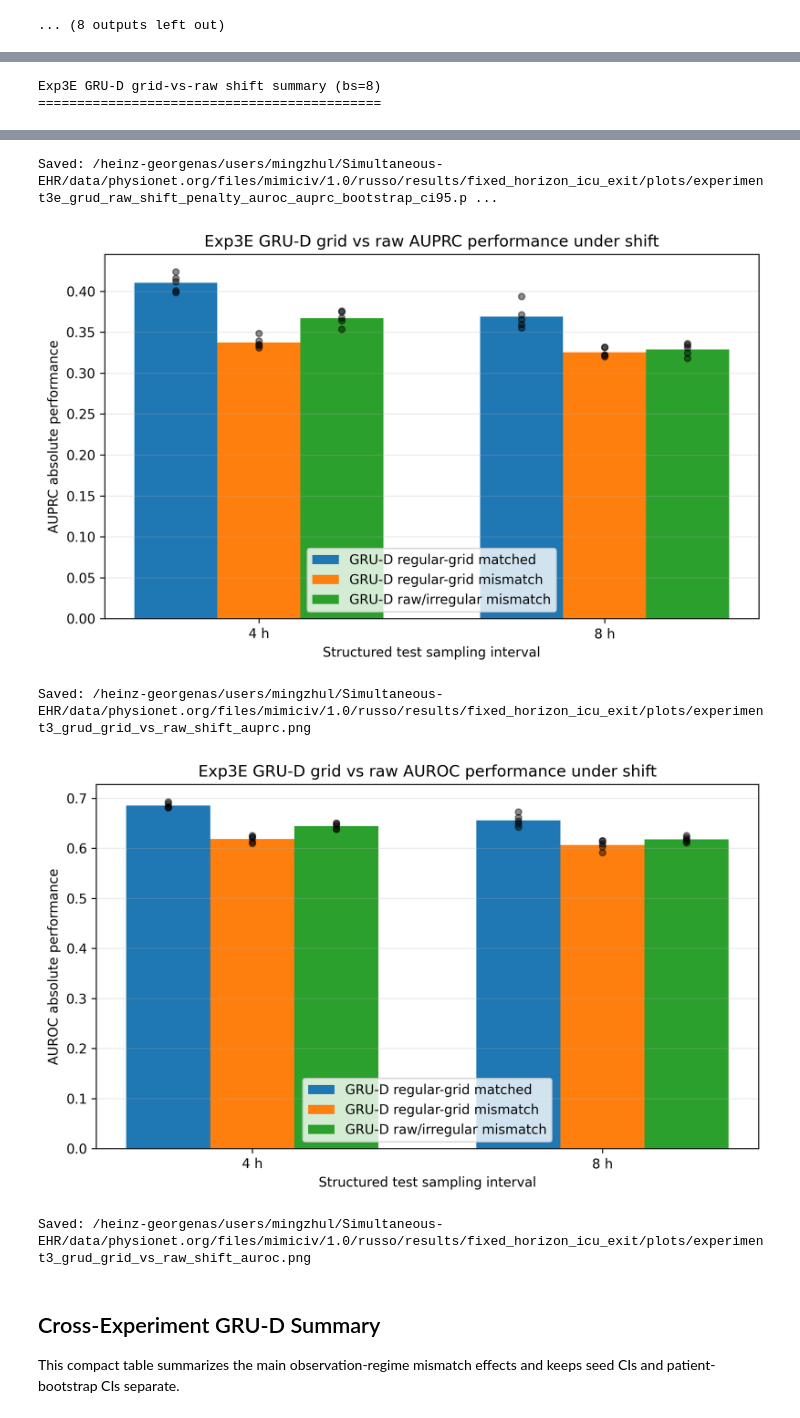
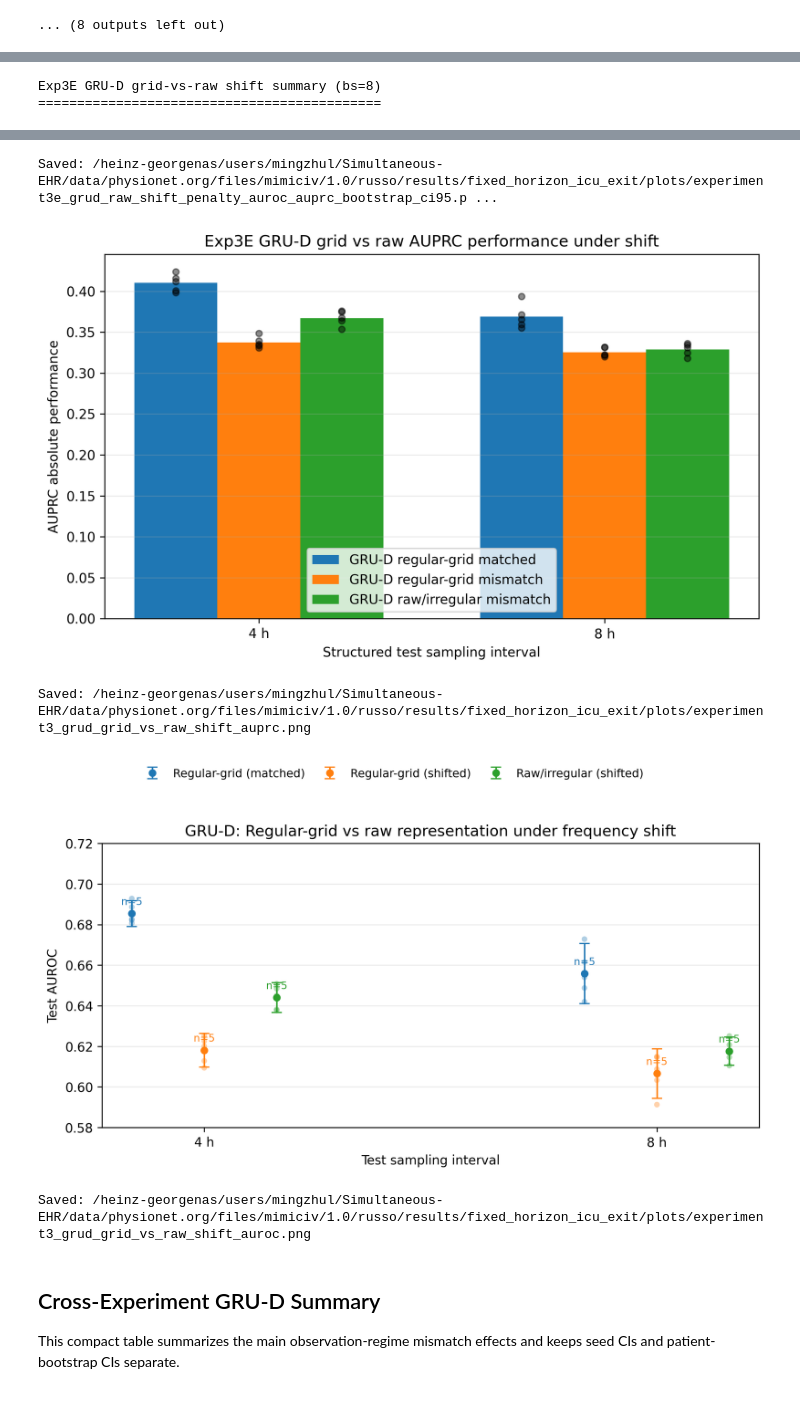
Before and after one commit to Ilovecodingforever/mimic-iv-benchmarks, a Jupyter notebook: visualizers/visualize_exp3_grud_frequency_shift.ipynb, the cells around one changed output, grey strips where cells are left out. Saved outputs shown, nothing was run; the diff lists cells and outputs as text; code cells hidden in the pictures.

Commit message:
update visualization

```diff
--- a/visualizers/visualize_exp3_grud_frequency_shift.ipynb
+++ b/visualizers/visualize_exp3_grud_frequency_shift.ipynb
@@ -2295,29 +2295,60 @@ def plot_grud_grid_vs_raw_shift(metric="auprc"):
         print("Skipping GRU-D grid-vs-raw plot: no seed-level absolute rows for metric {}.".format(metric))
         return
     categories = [
-        ("matched", "GRU-D regular-grid matched"),
-        ("grid_shift", "GRU-D regular-grid mismatch"),
-        ("raw_shift", "GRU-D raw/irregular mismatch"),
+        ("matched", "Regular-grid (matched)", "tab:blue"),
+        ("grid_shift", "Regular-grid (shifted)", "tab:orange"),
+        ("raw_shift", "Raw/irregular (shifted)", "tab:green"),
     ]
-    summary = seed_values.groupby("r")[[key for key, _ in categories]].mean().reset_index().sort_values("r")
-    x = np.arange(len(summary))
-    width = 0.24
-    offsets = np.linspace(-width, width, len(categories))
-    fig, ax = plt.subplots(figsize=(7.8, 4.8))
-    for offset, (key, label) in zip(offsets, categories):
-        ax.bar(x + offset, summary[key].values, width=width, label=label)
-        for i, r in enumerate(summary["r"].astype(int).tolist()):
-            points = seed_values[seed_values["r"].astype(int) == int(r)][key].astype(float).values
+    summary_long = seed_values.melt(
+        id_vars=["r", "seed"],
+        value_vars=[key for key, _, _ in categories],
+        var_name="condition",
+        value_name="value",
+    )
+    summary = summarize_with_t_ci(summary_long, ["r", "condition"], "value")
+    r_values = sorted(set(int(r) for r in EXP3E_GRUD_RAW_RS) | set(summary["r"].astype(int)))
+    x = np.arange(len(r_values))
+    x_pos = {r: i for i, r in enumerate(r_values)}
+    offsets = np.linspace(-0.16, 0.16, len(categories))
+    fig, ax = plt.subplots(figsize=(8.4, 5.2))
+    for offset, (key, label, color) in zip(offsets, categories):
+        sub = summary[summary["condition"] == key].sort_values("r")
+        if len(sub):
+            y = sub["mean"].astype(float).values
+            lo = sub["ci95_low"].astype(float).values
+            hi = sub["ci95_high"].astype(float).values
+            xs = np.asarray([x_pos[int(r)] for r in sub["r"]]) + offset
+            yerr = np.nan_to_num(np.vstack([np.maximum(y - lo, 0), np.maximum(hi - y, 0)]), nan=0.0)
+            ax.errorbar(
+                xs, y, yerr=yerr, fmt="o", linestyle="none", color=color,
+                capsize=4, markersize=5, linewidth=1.2, label=label, zorder=3,
+            )
+            for plot_x, (_, row) in zip(xs, sub.iterrows()):
+                ax.annotate("n={}".format(int(row["n"])), (plot_x, row["mean"]),
+                            xytext=(0, 7), textcoords="offset points", ha="center",
+                            fontsize=8, color=color)
+        for r in r_values:
+            points = seed_values[seed_values["r"].astype(int) == int(r)][key].astype(float).dropna().values
             if len(points):
-                ax.scatter(np.repeat(x[i] + offset, len(points)), points, alpha=0.45, s=22, color="black", zorder=3)
+                ax.scatter(np.repeat(x_pos[r] + offset, len(points)), points,
+                           alpha=0.35, s=20, color=color, edgecolors="none", zorder=2)
+    all_values = []
+    for key, _, _ in categories:
+        all_values.extend(seed_values[key].astype(float).dropna().tolist())
+        ci = summary[summary["condition"] == key][["ci95_low", "ci95_high"]].astype(float).values
+        all_values.extend(ci[np.isfinite(ci)].tolist())
+    if all_values:
+        ax.set_ylim(min(0.58, min(all_values) - 0.005), max(0.72, max(all_values) + 0.005))
     ax.set_xticks(x)
-    ax.set_xticklabels([grud_interval_label(r) for r in summary["r"].tolist()])
-    ax.set_xlabel("Structured test sampling interval")
-    ax.set_ylabel("{} absolute performance".format(metric.upper()))
-    ax.set_title("Exp3E GRU-D grid vs raw {} performance under shift".format(metric.upper()))
-    ax.legend()
+    ax.set_xticklabels([grud_interval_label(r) for r in r_values])
+    ax.set_xlabel("Test sampling interval")
+    ax.set_ylabel("Test {}".format(metric.upper()))
+    ax.set_title("GRU-D: Regular-grid vs raw representation under frequency shift")
+    handles, labels = ax.get_legend_handles_labels()
+    fig.legend(handles, labels, loc="upper center", bbox_to_anchor=(0.5, 0.94),
+               ncol=len(categories), frameon=False, fontsize=9, columnspacing=1.2)
     ax.grid(axis="y", alpha=0.25)
-    fig.tight_layout()
+    fig.subplots_adjust(top=0.76, bottom=0.16, left=0.12, right=0.98)
     output_path = EXP3_GRUD_OUTPUT_DIR / "experiment3_grud_grid_vs_raw_shift_{}.png".format(metric)
     fig.savefig(output_path, dpi=300, bbox_inches="tight")
     plt.show()
@@ -2333,34 +2364,34 @@ Exp3E GRU-D grid-vs-raw shift seed-level contrasts (bs=8)
 |  | r | model_seed | seed | metric | grid_shift | raw_shift | grid_minus_raw_shift | ... |
 | 0 | 4 | 0 | 0 | auprc | 0.064926 | 0.055439 | 0.009487 | ... |
 | 1 | 4 | 0 | 0 | auroc | 0.069882 | 0.036946 | 0.032936 | ... |
 | 2 | 4 | 0 | 0 | brier | 0.010666 | 0.008614 | 0.002053 | ... |
 | 3 | 4 | 1 | 1 | auprc | 0.080893 | 0.029773 | 0.051120 | ... |
 | 4 | 4 | 1 | 1 | auroc | 0.062090 | 0.026107 | 0.035983 | ... |
 | 5 | 4 | 1 | 1 | brier | 0.010556 | 0.005881 | 0.004674 | ... |
 | 6 | 4 | 2 | 2 | auprc | 0.069596 | 0.041249 | 0.028347 | ... |
 | 7 | 4 | 2 | 2 | auroc | 0.071288 | 0.034280 | 0.037008 | ... |
 | 8 | 4 | 2 | 2 | brier | 0.007937 | 0.006376 | 0.001561 | ... |
 | 9 | 4 | 3 | 3 | auprc | 0.072660 | 0.032814 | 0.039846 | ... |
 | ... | ... | ... | ... | ... | ... | ... | ... | ... |
 | 25 | 8 | 3 | 3 | auroc | 0.045268 | 0.044350 | 0.000918 | ... |
 | 26 | 8 | 3 | 3 | brier | 0.007861 | 0.007211 | 0.000651 | ... |
 | 27 | 8 | 4 | 4 | auprc | 0.027778 | 0.050031 | -0.022252 | ... |
 | 28 | 8 | 4 | 4 | auroc | 0.034180 | 0.049767 | -0.015586 | ... |
 | 29 | 8 | 4 | 4 | brier | 0.009323 | 0.008043 | 0.001280 | ... |
 Exp3E GRU-D grid-vs-raw shift summary (bs=8)
 ============================================
 |  | r | metric | mean_grid_shift | mean_raw_shift | mean_grid_minus_raw_shift | sd_grid_minus_raw_shift | ... |
 | 0 | 4 | auprc | 0.072707 | 0.042226 | 0.030481 | 0.015861 | ... |
 | 1 | 4 | auroc | 0.067359 | 0.033911 | 0.033448 | 0.005993 | ... |
 | 2 | 4 | brier | 0.010797 | 0.006577 | 0.004221 | 0.002379 | ... |
 | 3 | 8 | auprc | 0.043580 | 0.055890 | -0.012309 | 0.015786 | ... |
 | 4 | 8 | auroc | 0.049247 | 0.045793 | 0.003454 | 0.018488 | ... |
 | 5 | 8 | brier | 0.007898 | 0.007904 | -0.000006 | 0.002627 | ... |
 [figure]
 Saved: /heinz-georgenas/users/mingzhul/Simultaneous-EHR/data/physionet.org/files/mimiciv/1.0/russo/results/fixed_horizon_icu_exit/plots/experiment3e_grud_raw_shift_penalty_auroc_auprc_bootstrap_ci95.p ...
 [figure]
 Saved: /heinz-georgenas/users/mingzhul/Simultaneous-EHR/data/physionet.org/files/mimiciv/1.0/russo/results/fixed_horizon_icu_exit/plots/experiment3_grud_grid_vs_raw_shift_auprc.png
-[figure, old version]
+[figure, new version]
 Saved: /heinz-georgenas/users/mingzhul/Simultaneous-EHR/data/physionet.org/files/mimiciv/1.0/russo/results/fixed_horizon_icu_exit/plots/experiment3_grud_grid_vs_raw_shift_auroc.png
 # %% [markdown]
 ## Cross-Experiment GRU-D Summary
```
Also changed, not shown: parts of 1 cell of this notebook, 8 other files.
